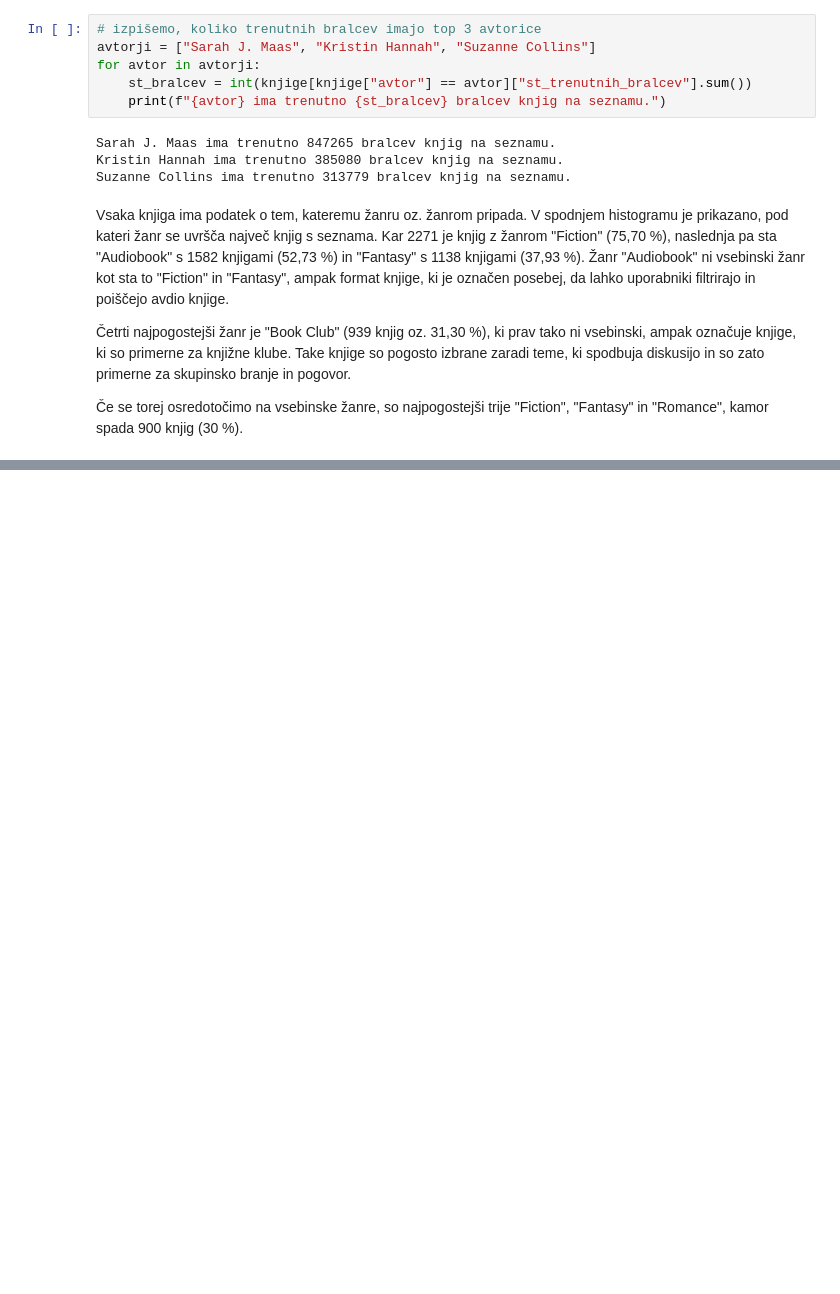
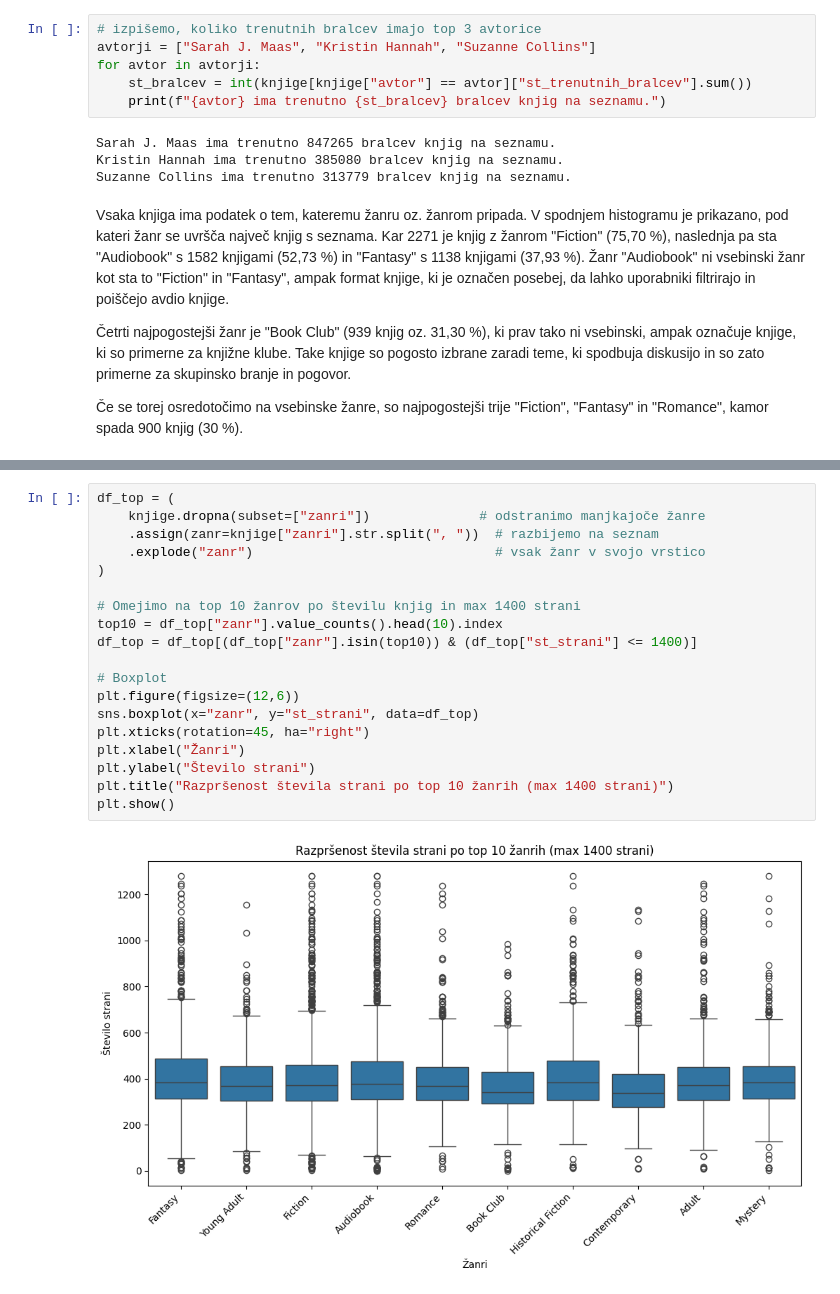
Before and after one commit to staricveronika/uvp-projektna-naloga, a Jupyter notebook: analiza_podatkov.ipynb, the cells around one changed output, grey strips where cells are left out. Drawn from its saved outputs; the diff is of its cells as text; blank space fills up the shorter version.

```diff
--- a/analiza_podatkov.ipynb
+++ b/analiza_podatkov.ipynb
@@ -288,3 +289,24 @@ Audiobook: 1582 knjig (52.73 % od 3000)
 Fantasy: 1138 knjig (37.93 % od 3000)
 Book Club: 939 knjig (31.30 % od 3000)
 Romance: 900 knjig (30.00 % od 3000)
+# %%
+df_top = (
+    knjige.dropna(subset=["zanri"])              # odstranimo manjkajoče žanre
+    .assign(zanr=knjige["zanri"].str.split(", "))  # razbijemo na seznam
+    .explode("zanr")                               # vsak žanr v svojo vrstico
+)
+
+# Omejimo na top 10 žanrov po številu knjig in max 1400 strani
+top10 = df_top["zanr"].value_counts().head(10).index
+df_top = df_top[(df_top["zanr"].isin(top10)) & (df_top["st_strani"] <= 1400)]
+
+# Boxplot
+plt.figure(figsize=(12,6))
+sns.boxplot(x="zanr", y="st_strani", data=df_top)
+plt.xticks(rotation=45, ha="right")
+plt.xlabel("Žanri")
+plt.ylabel("Število strani")
+plt.title("Razpršenost števila strani po top 10 žanrih (max 1400 strani)")
+plt.show()
+# %% [output]
+[figure, added]
```
Also changed, not shown: parts of 2 cells of this notebook.
